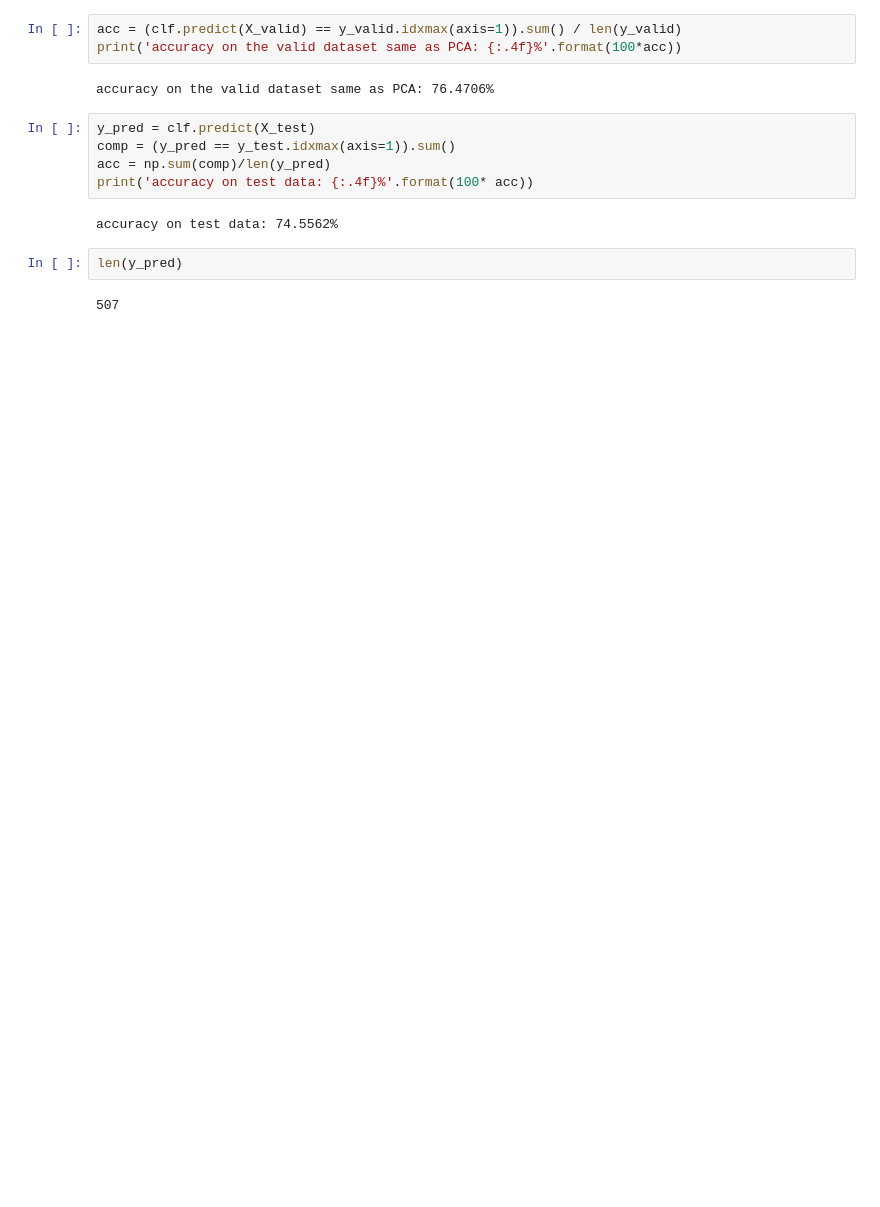
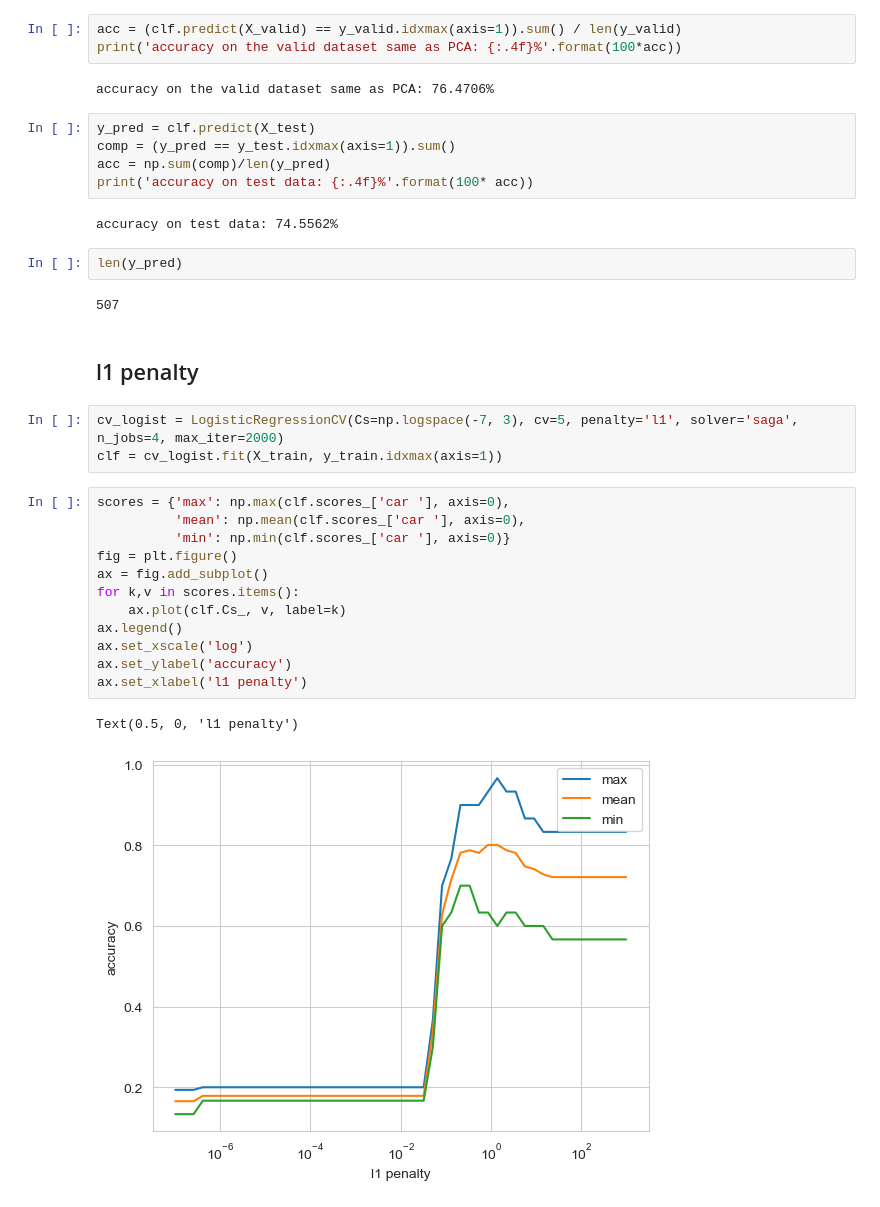
Before and after one commit to hereistheusername/Urban-Land-Cover-Data-Analysis, a Jupyter notebook: urban land cover analysis.ipynb, the cells around one changed output. Drawn from its saved outputs; the diff is of its cells as text; blank space fills up the shorter version.

```diff
--- a/urban land cover analysis.ipynb
+++ b/urban land cover analysis.ipynb
@@ -582,3 +584,23 @@ accuracy on test data: 74.5562%
 len(y_pred)
 # %% [output]
 507
+# %% [markdown]
+## l1 penalty
+# %%
+cv_logist = LogisticRegressionCV(Cs=np.logspace(-7, 3), cv=5, penalty='l1', solver='saga', n_jobs=4, max_iter=2000)
+clf = cv_logist.fit(X_train, y_train.idxmax(axis=1))
+# %%
+scores = {'max': np.max(clf.scores_['car '], axis=0),
+          'mean': np.mean(clf.scores_['car '], axis=0),
+          'min': np.min(clf.scores_['car '], axis=0)}
+fig = plt.figure()
+ax = fig.add_subplot()
+for k,v in scores.items():
+    ax.plot(clf.Cs_, v, label=k)
+ax.legend()
+ax.set_xscale('log')
+ax.set_ylabel('accuracy')
+ax.set_xlabel('l1 penalty')
+# %% [output]
+Text(0.5, 0, 'l1 penalty')
+[figure, added]
```
Also changed, not shown: parts of 6 cells of this notebook, 1 other file.
